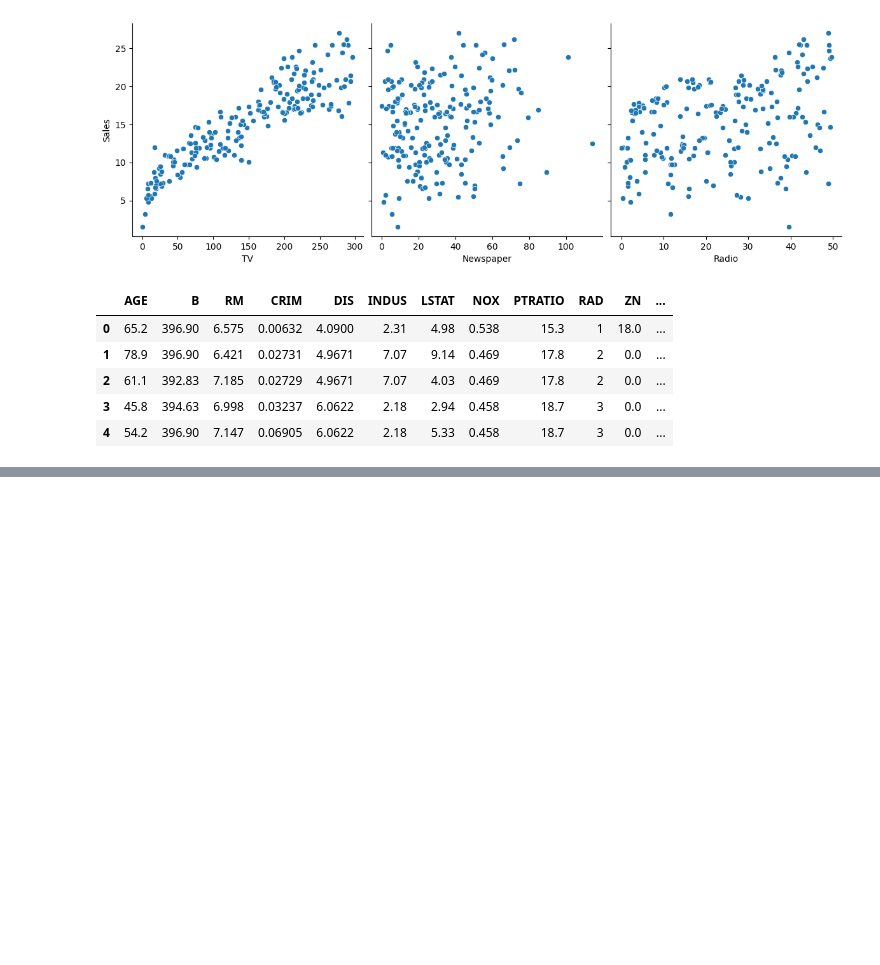
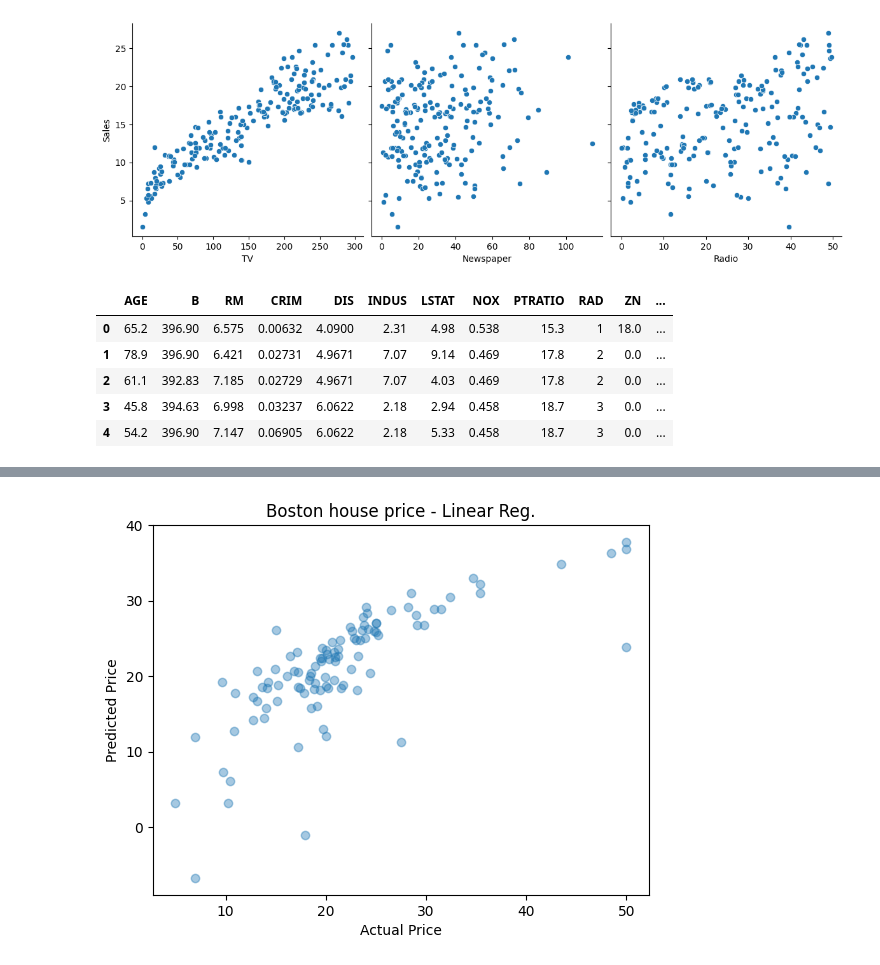
Before and after one commit to rladbstj56/2024PythonDataAnalysis, a Jupyter notebook: 241017.ipynb, the cells around one changed output, grey strips where cells are left out. Saved outputs shown, nothing was run; the diff lists cells and outputs as text; code cells hidden in the pictures; blank space fills up the shorter version.

```diff
--- a/241017.ipynb
+++ b/241017.ipynb
@@ -124,0 +160,8 @@ plt.scatter()
+# %%
+plt.scatter(yb_test, yb_pred, alpha=0.4)
+plt.xlabel("Actual Price")
+plt.ylabel("Predicted Price")
+plt.title("Boston house price - Linear Reg.")
+plt.show()
+# %% [output]
+[figure, added]
```
Also changed, not shown: parts of 7 cells of this notebook.
